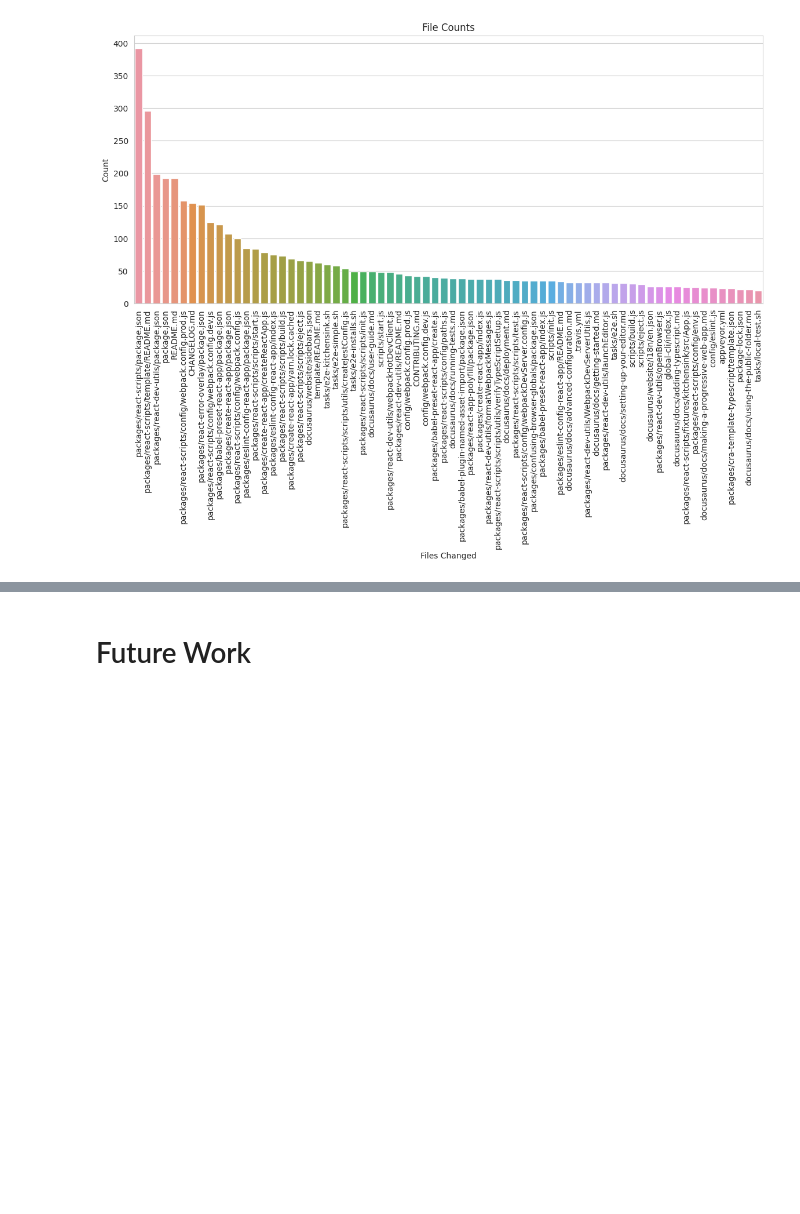
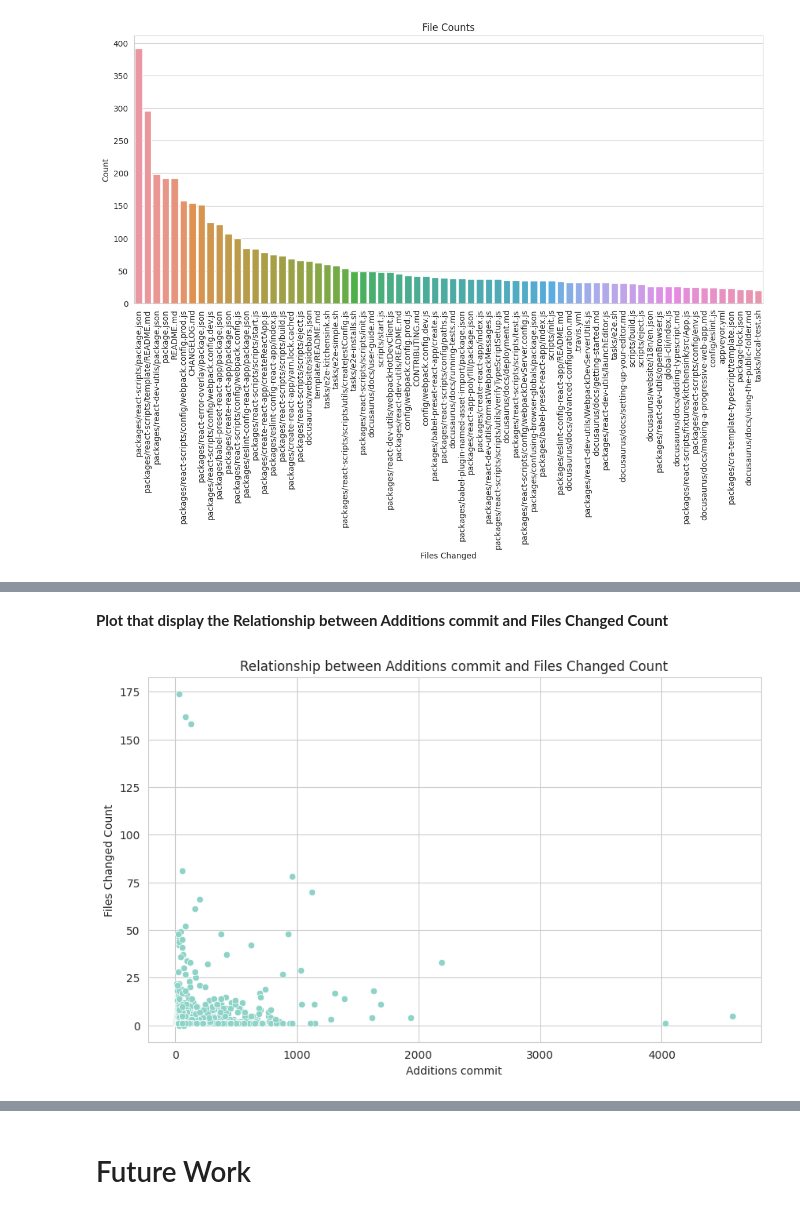
Before and after one commit to VinhPhamAI/Data-Analyst, a Jupyter notebook: Data_Analyst.ipynb, the cells around one changed output, grey strips where cells are left out. Cells and saved outputs as stored; diff of their text form; code cells hidden in the pictures; blank space fills up the shorter version.

```diff
--- a/Data_Analyst.ipynb
+++ b/Data_Analyst.ipynb
@@ -663,0 +719,13 @@ Text(0.5, 1.0, 'File Counts')
+# %% [markdown]
+**Plot that display the Relationship between Additions commit and Files Changed Count**
+# %%
+df_num = df[['Additions commit', 'Files Changed Count']]
+
+plt.figure(figsize=(10, 6))
+sns.scatterplot(data=df_num, x='Additions commit', y='Files Changed Count')
+plt.title('Relationship between Additions commit and Files Changed Count')
+plt.xlabel('Additions commit')
+plt.ylabel('Files Changed Count')
+plt.show()
+# %% [output]
+[figure, added]
```
Also changed, not shown: parts of 13 cells of this notebook.
